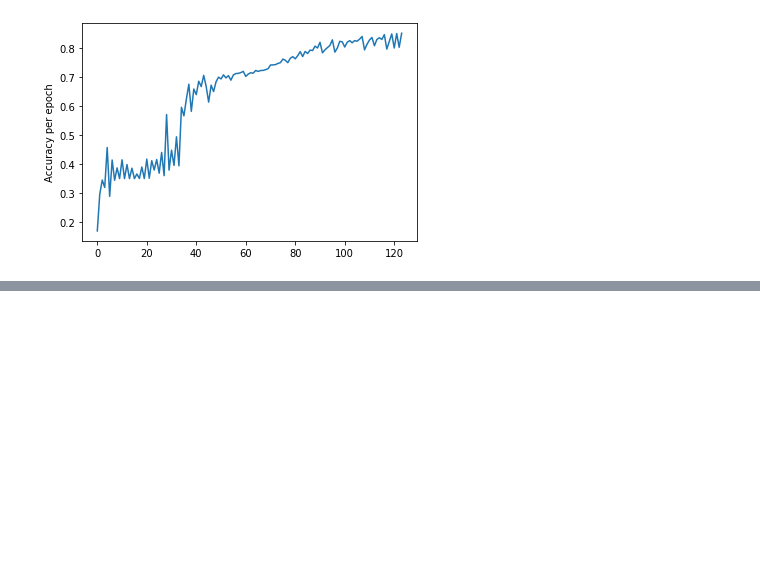
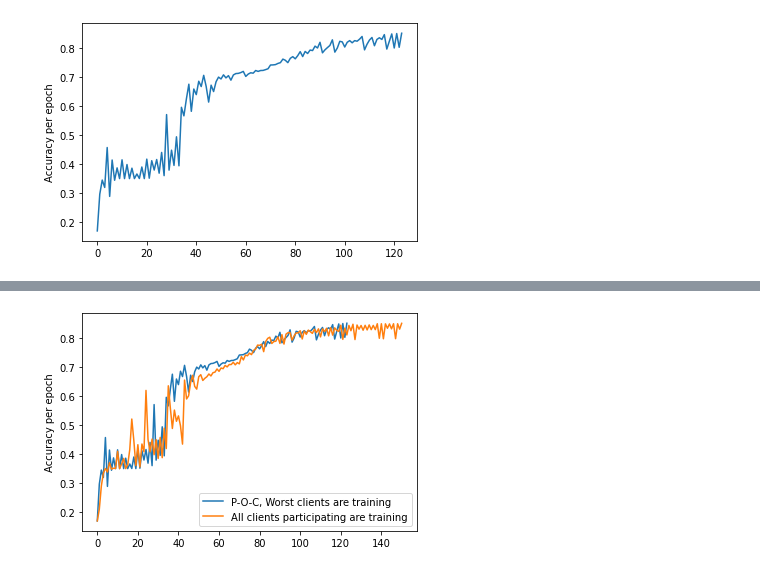
Before and after one commit to NRiccieri/HIAAC_Project_Group3, a Jupyter notebook: FL_proposta_algoritmo_compressao.ipynb, the cells around one changed output, grey strips where cells are left out. Cells and saved outputs as stored; diff of their text form; code cells hidden in the pictures; blank space fills up the shorter version.

```diff
--- a/FL_proposta_algoritmo_compressao.ipynb
+++ b/FL_proposta_algoritmo_compressao.ipynb
@@ -416,0 +451,8 @@ Number of iterations per client per round :  10
+# %%
+plt.plot(accuracy_history_poc)
+plt.plot(accuracy_history_all_clients)
+plt.ylabel('Accuracy per epoch')
+plt.legend(['P-O-C, Worst clients are training', 'All clients participating are training'])
+plt.show()
+# %% [output]
+[figure, added]
```
Also changed, not shown: parts of 3 cells of this notebook.
